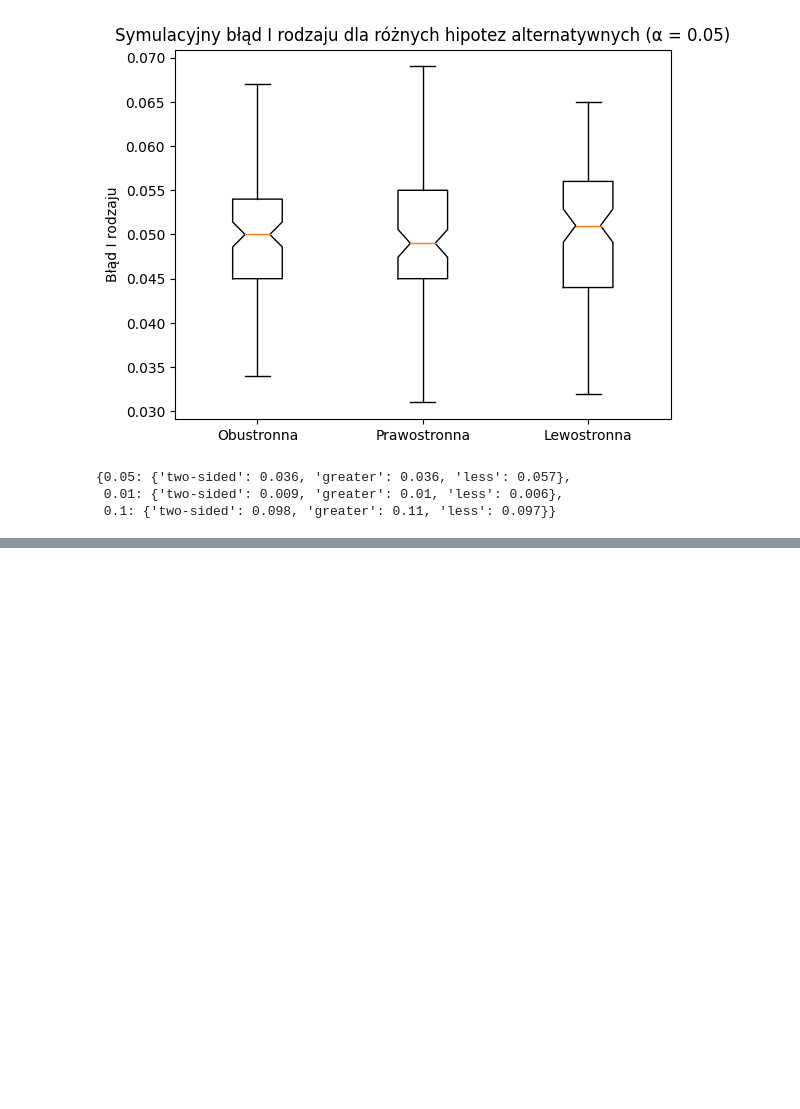
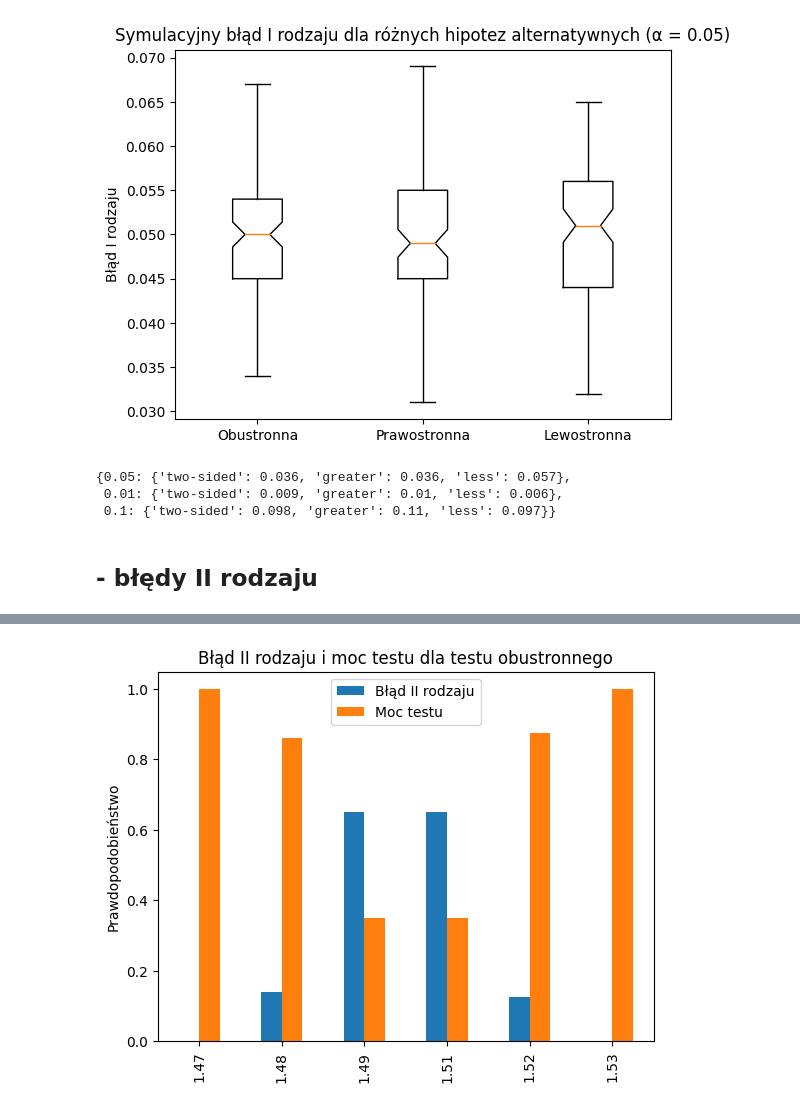
Before and after one commit to mathieuboro/raport2, a Jupyter notebook: Raport2.ipynb, the cells around one changed output, grey strips where cells are left out. Drawn from its saved outputs; the diff is of its cells as text; code cells hidden in the pictures; blank space fills up the shorter version.

Commit message:
feature: added bledy 2 rodzaju

```diff
--- a/Raport2.ipynb
+++ b/Raport2.ipynb
@@ -494,3 +499,65 @@ results
 {0.05: {'two-sided': 0.036, 'greater': 0.036, 'less': 0.057},
  0.01: {'two-sided': 0.009, 'greater': 0.01, 'less': 0.006},
  0.1: {'two-sided': 0.098, 'greater': 0.11, 'less': 0.097}}
+# %% [markdown]
+## - błędy II rodzaju
+# %%
+mu_0 = 1.5
+sigma = 0.2
+alpha = 0.05
+n = 1000
+N = 1000  # liczba symulacji
+mus_two_sided = [1.47, 1.48, 1.49, 1.51, 1.52, 1.53]
+mus_greater = [1.51, 1.52, 1.53]
+mus_less = [1.47, 1.48, 1.49]
+
+# Funkcja do przeprowadzenia symulacji błędu II rodzaju
+def simulate_type_II_error(mu, sigma, alpha, n, N, mu_0=1.5, alternative='two-sided'):
+    critical_value = norm.ppf(1 - alpha / 2) if alternative == 'two-sided' else norm.ppf(1 - alpha)
+    count = 0
+
+    for _ in range(N):
+        sample = np.random.normal(mu, sigma, n)
+        sample_mean = np.mean(sample)
+        z = (sample_mean - mu_0) / (sigma / np.sqrt(n))
+
+        if alternative == 'two-sided':
+            if abs(z) <= critical_value:
+                count += 1
+        elif alternative == 'greater':
+            if z <= critical_value:
+                count += 1
+        elif alternative == 'less':
+            if z >= -critical_value:
+                count += 1
+
+    return count / N
+
+# Symulacja dla różnych wartości mu
+results_two_sided = {mu: simulate_type_II_error(mu, sigma, alpha, n, N, mu_0, 'two-sided') for mu in mus_two_sided}
+results_greater = {mu: simulate_type_II_error(mu, sigma, alpha, n, N, mu_0, 'greater') for mu in mus_greater}
+results_less = {mu: simulate_type_II_error(mu, sigma, alpha, n, N, mu_0, 'less') for mu in mus_less}
+
+# Konwersja wyników do DataFrame
+df_two_sided = pd.DataFrame.from_dict(results_two_sided, orient='index', columns=['Błąd II rodzaju'])
+df_greater = pd.DataFrame.from_dict(results_greater, orient='index', columns=['Błąd II rodzaju'])
+df_less = pd.DataFrame.from_dict(results_less, orient='index', columns=['Błąd II rodzaju'])
+
+# Dodanie kolumny z mocą testu
+df_two_sided['Moc testu'] = 1 - df_two_sided['Błąd II rodzaju']
+df_greater['Moc testu'] = 1 - df_greater['Błąd II rodzaju']
+df_less['Moc testu'] = 1 - df_less['Błąd II rodzaju']
+
+# Wyświetlenie wyników
+print("Wyniki dla testu obustronnego:")
+print(df_two_sided)
+print("\nWyniki dla testu prawostronnego:")
+print(df_greater)
+print("\nWyniki dla testu lewostronnego:")
+print(df_less)
+
+# Przykład wykresu dla testu obustronnego
+df_two_sided.plot(kind='bar', title='Błąd II rodzaju i moc testu dla testu obustronnego')
+plt.ylabel('Prawdopodobieństwo')
+plt.show()
+# %% [output]
@@ -496,0 +584 @@ results
+[figure, added]
```
Also changed, not shown: parts of 4 cells of this notebook.
